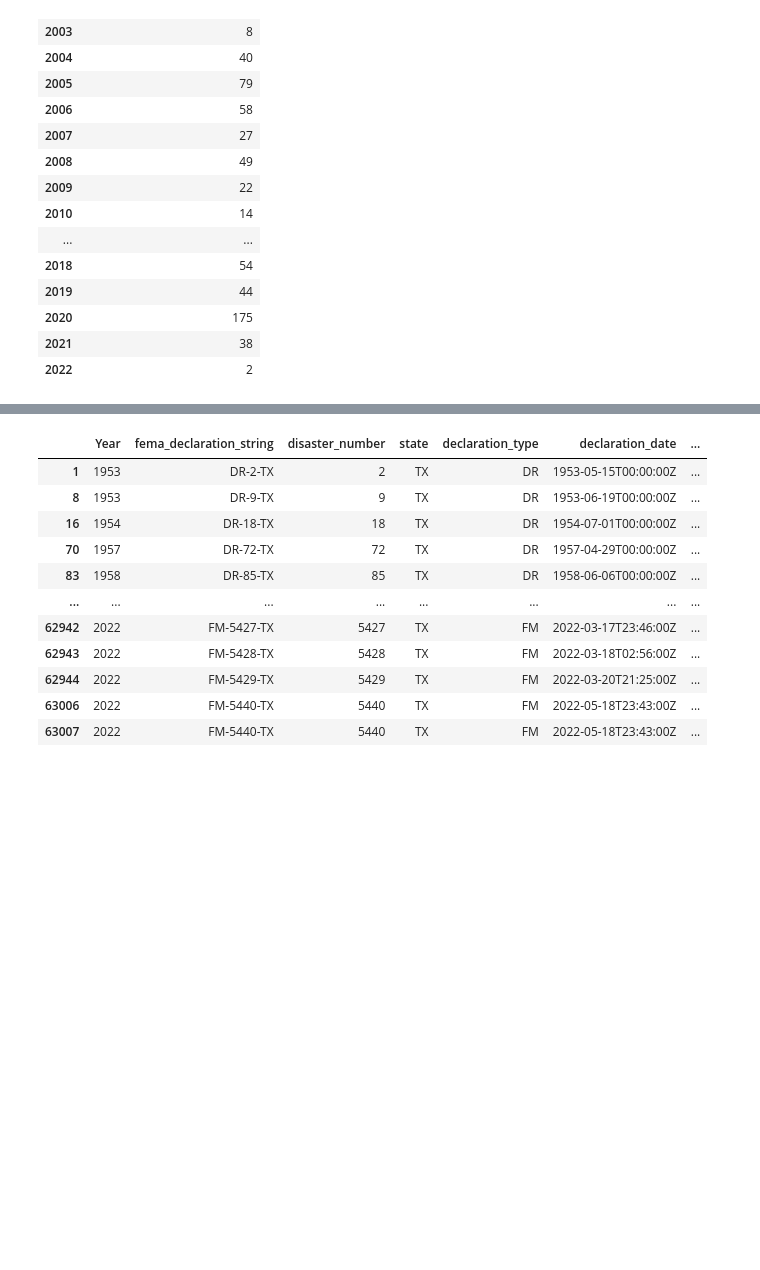
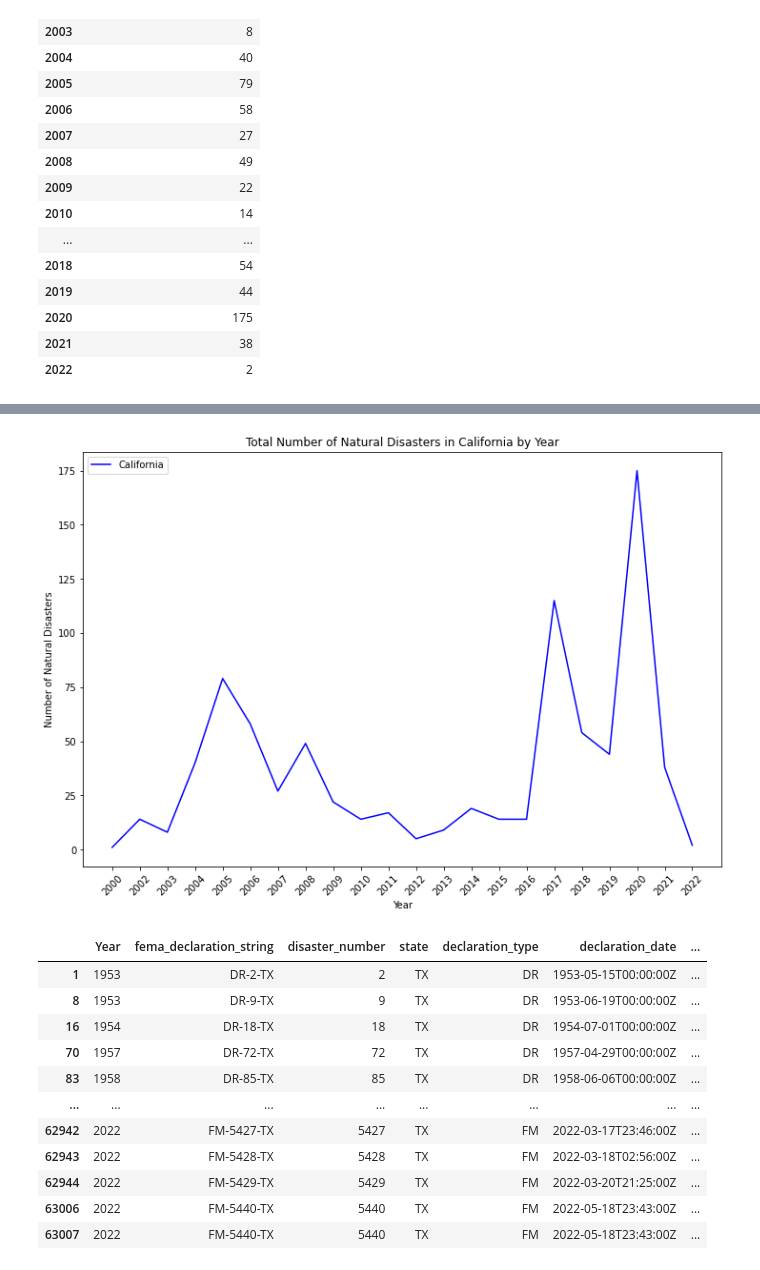
Before and after one commit to verevar/etl-project, a Jupyter notebook: Untitled.ipynb, the cells around one changed output, grey strips where cells are left out. Cells and saved outputs as stored; diff of their text form; code cells hidden in the pictures; blank space fills up the shorter version.

Commit message:
Graphs

```diff
--- a/Untitled.ipynb
+++ b/Untitled.ipynb
@@ -209,3 +213,13 @@ curr_nat_dis_ca_total_df
 | 2020 | 175 |
 | 2021 | 38 |
 | 2022 | 2 |
+# %%
+curr_nat_dis_ca_total_df = curr_nat_dis_ca_total_df.sort_values(by = ['Year'],ascending = True)
+curr_nat_dis_ca_total_df = curr_nat_dis_ca_total_df.reset_index()
+curr_nat_dis_ca_total_df
+
+
+# time = curr_nat_dis_ca_total_df["Year"]
+# disasters = curr_nat_dis_ca_total_df["Number of Natural Disasters"]
+# plt.plot(time, disasters)
+# plt.show()
@@ -212,3 +244,28 @@ curr_nat_dis_ca_total_df
+# %%
+x_line = curr_nat_dis_ca_total_df["Year"]
+y_line = curr_nat_dis_ca_total_df["Number of Natural Disasters"]
+
+plt.figure(figsize = (12,8))
+line_graph, = plt.plot(x_line, y_line, color="blue", label="California")
+plt.title("Total Number of Natural Disasters in California by Year")
+plt.xlabel("Year")
+plt.ylabel("Number of Natural Disasters")
+plt.legend(handles=[line_graph], loc="best")
+plt.xticks(rotation=45)
+plt.show()
+
+# time = curr_nat_dis_ca_total_df["Year"]
+# disasters = curr_nat_dis_ca_total_df["Number of Natural Disasters"]
+# plt.figure(figsize=(12,8))
+# plt.plot(time, disasters)
+# plt.title("Total Number of Natural Disasters in California by Year")
+# plt.xlabel("Year")
+# plt.ylabel("Number of Natural Disasters")
+# plt.legend(handles=[line_graph], loc="best")
+# plt.xticks(rotation=45)
+# plt.show()
+# %% [output]
+[figure, added]
 # %%
 nat_dis_tx = nat_disastersdata.loc[(nat_disastersdata['state'] == "TX")]
 nat_dis_tx
```
Also changed, not shown: parts of 5 cells of this notebook.
